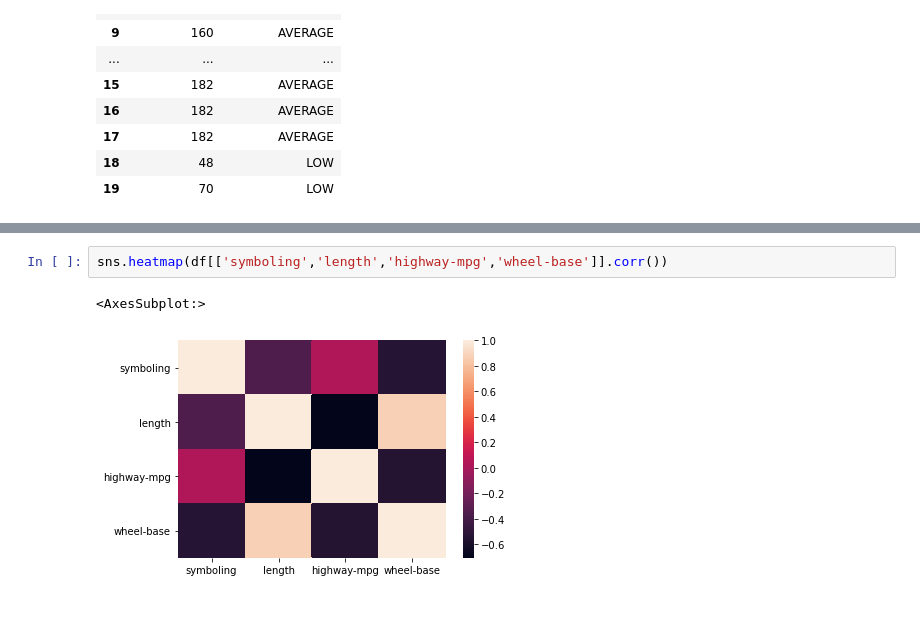
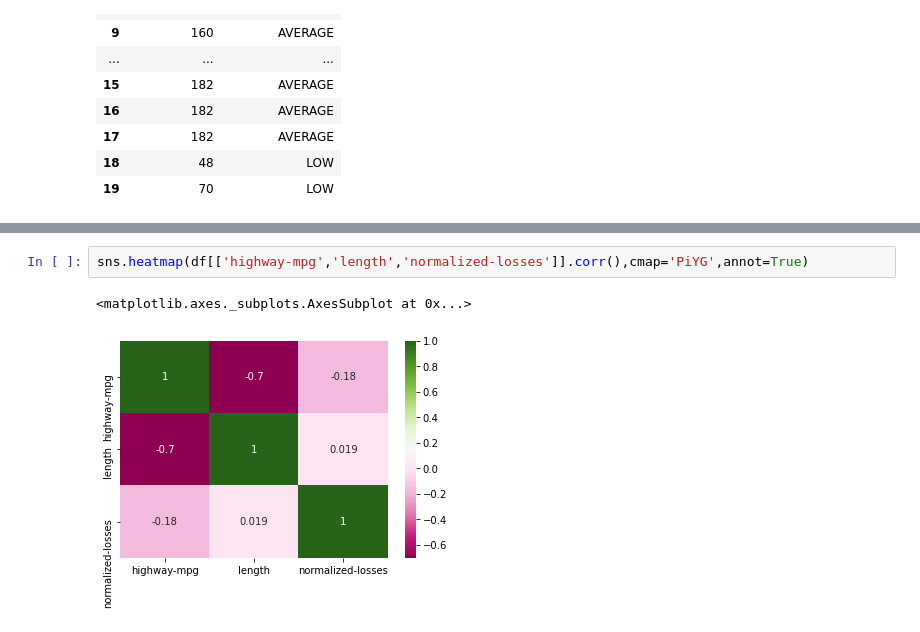
Before and after one commit to nabeelahmad2x/PBD_py, a Jupyter notebook: PBD_D3.ipynb, the cells around one changed output, grey strips where cells are left out. Saved outputs shown, nothing was run; the diff lists cells and outputs as text.

```diff
--- a/PBD_D3.ipynb
+++ b/PBD_D3.ipynb
@@ -761,5 +966,5 @@ sns.heatmap(df[['symboling','length','highway-mpg','wheel-base']])
 # %%
-sns.heatmap(df[['symboling','length','highway-mpg','wheel-base']].corr())
+sns.heatmap(df[['highway-mpg','length','normalized-losses']].corr(),cmap='PiYG',annot=True)
 # %% [output]
-<AxesSubplot:>
+<matplotlib.axes._subplots.AxesSubplot at 0x...>
-[figure, old version]
+[figure, new version]
```
Also changed, not shown: parts of 114 cells of this notebook.
